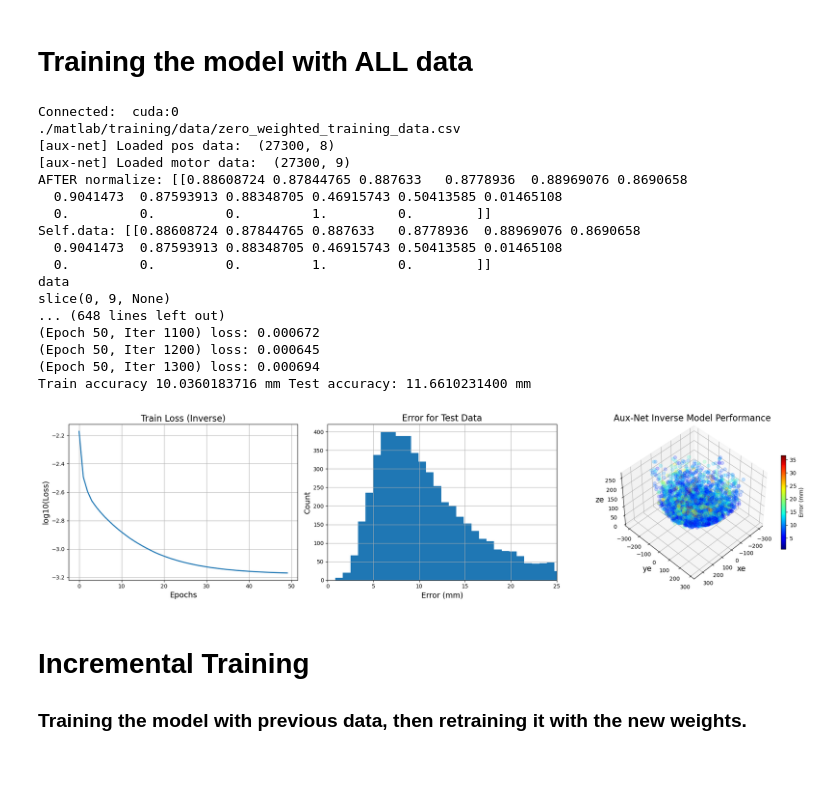
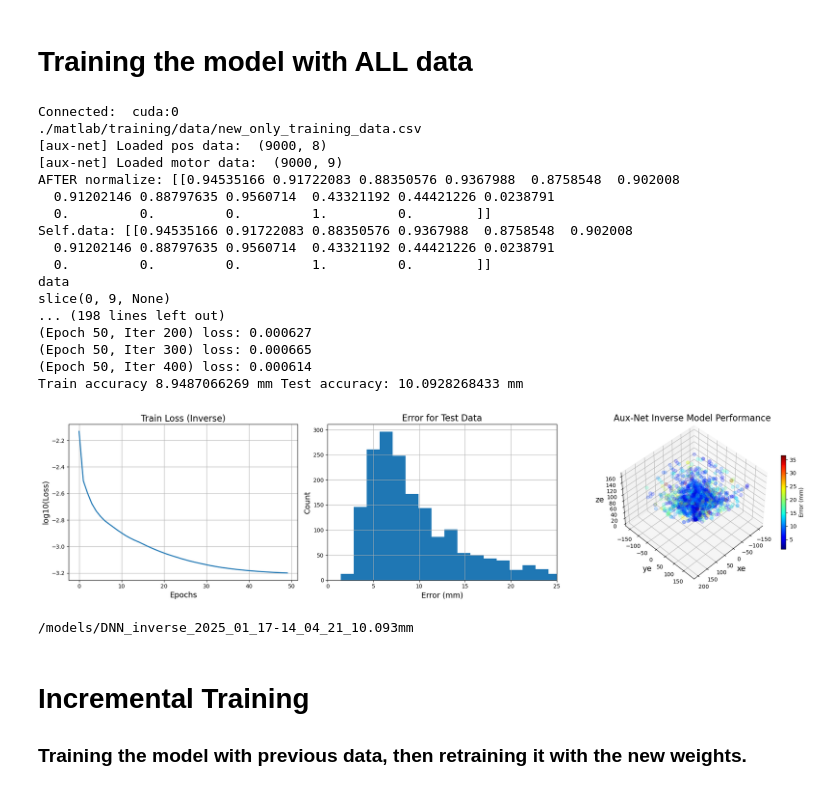
Before and after one commit to KubaSrc/trunc, a Jupyter notebook: train_bot.ipynb, the cells around one changed output. Drawn from its saved outputs; the diff is of its cells as text; code cells hidden in the pictures.

Commit message:
Re-trained models

```diff
--- a/train_bot.ipynb
+++ b/train_bot.ipynb
@@ -71,33 +71,34 @@ Train accuracy 9.4016838074 mm Test accuracy: 10.0061645508 mm
 # %%
 
 drive_path = '.'
 
 from bot_DNN import aux_bot_DNN
 
 # Create bot and train
 # Data with all points:
-bot_DNN = aux_bot_DNN(drive_path = drive_path, pos_path = "/matlab/training/data/zero_weighted_training_data.csv",
+bot_DNN = aux_bot_DNN(drive_path = drive_path, pos_path = "/matlab/training/data/new_only_training_data.csv",
 #bot_DNN = aux_bot_DNN(drive_path = drive_path, pos_path = "/matlab/training/data/weighted_training_data.csv",
               train_forward=False, train_inverse=True, normalize=True)
 # %% [output]
 Connected:  cuda:0
-./matlab/training/data/zero_weighted_training_data.csv
-[aux-net] Loaded pos data:  (27300, 8)
-[aux-net] Loaded motor data:  (27300, 9)
-AFTER normalize: [[0.88608724 0.87844765 0.887633   0.8778936  0.88969076 0.8690658
-  0.9041473  0.87593913 0.88348705 0.46915743 0.50413585 0.01465108
+./matlab/training/data/new_only_training_data.csv
+[aux-net] Loaded pos data:  (9000, 8)
+[aux-net] Loaded motor data:  (9000, 9)
+AFTER normalize: [[0.94535166 0.91722083 0.88350576 0.9367988  0.8758548  0.902008
+  0.91202146 0.88797635 0.9560714  0.43321192 0.44421226 0.0238791
   0.         0.         0.         1.         0.        ]]
-Self.data: [[0.88608724 0.87844765 0.887633   0.8778936  0.88969076 0.8690658
-  0.9041473  0.87593913 0.88348705 0.46915743 0.50413585 0.01465108
+Self.data: [[0.94535166 0.91722083 0.88350576 0.9367988  0.8758548  0.902008
+  0.91202146 0.88797635 0.9560714  0.43321192 0.44421226 0.0238791
   0.         0.         0.         1.         0.        ]]
 data
 slice(0, 9, None)
-... (648 lines left out)
-(Epoch 50, Iter 1100) loss: 0.000672
-(Epoch 50, Iter 1200) loss: 0.000645
-(Epoch 50, Iter 1300) loss: 0.000694
-Train accuracy 10.0360183716 mm Test accuracy: 11.6610231400 mm
+... (198 lines left out)
+(Epoch 50, Iter 200) loss: 0.000627
+(Epoch 50, Iter 300) loss: 0.000665
+(Epoch 50, Iter 400) loss: 0.000614
+Train accuracy 8.9487066269 mm Test accuracy: 10.0928268433 mm
-[figure, old version]
+[figure, new version]
+/models/DNN_inverse_2025_01_17-14_04_21_10.093mm
 # %% [markdown]
 # Incremental Training
 ### Training the model with previous data, then retraining it with the new weights.
```
Also changed, not shown: parts of 2 cells of this notebook, 10 other files.
